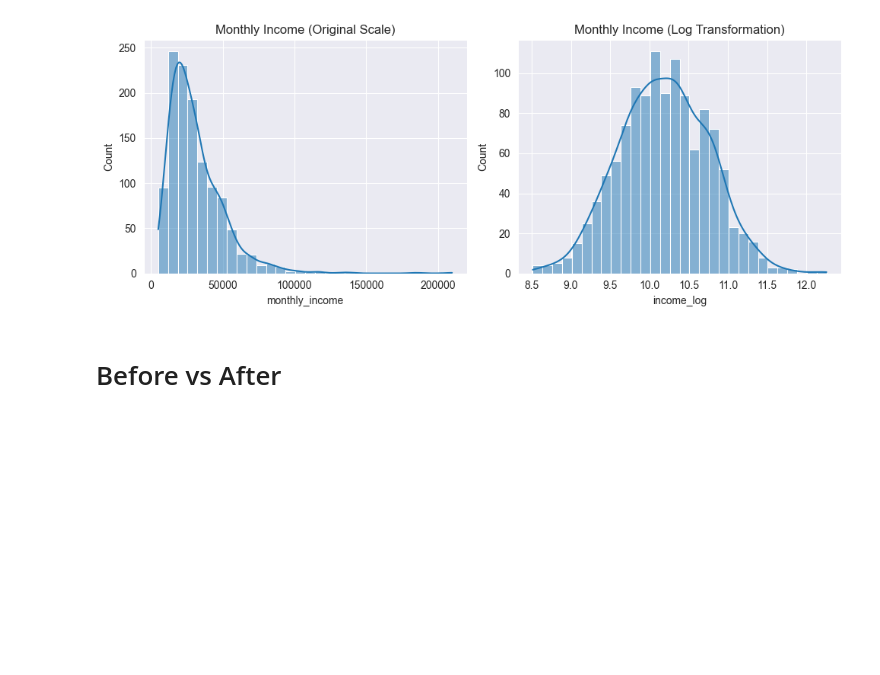
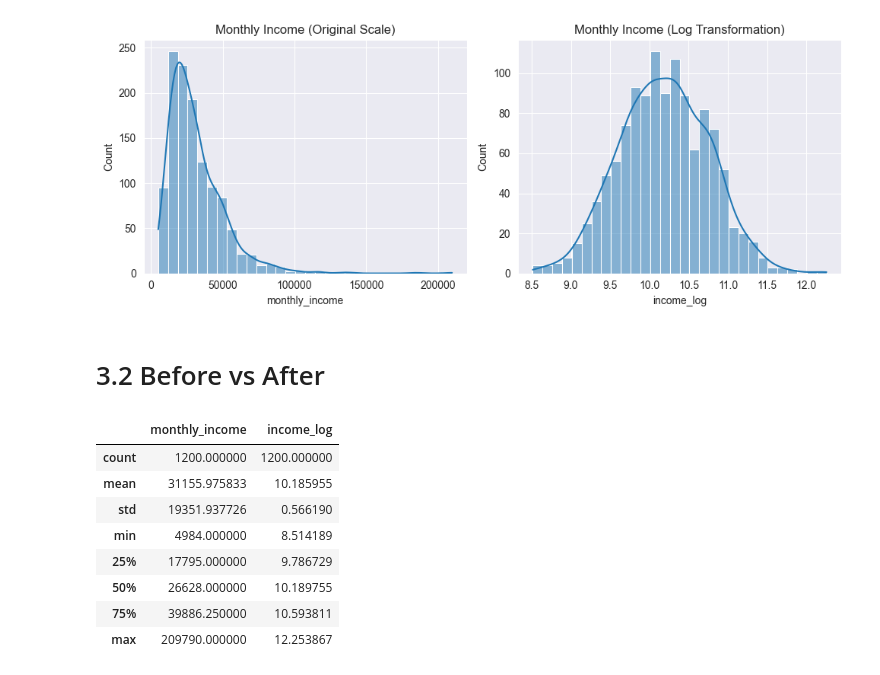
Before and after one commit to MuhaammadUsman/Agentic-AI-Learning-Journey, a Jupyter notebook: module_02_data_science/83_feature_transformations.ipynb, the cells around one changed output. Saved outputs shown, nothing was run; the diff lists cells and outputs as text; code cells hidden in the pictures; blank space fills up the shorter version.

```diff
--- a/module_02_data_science/83_feature_transformations.ipynb
+++ b/module_02_data_science/83_feature_transformations.ipynb
@@ -98,4 +98,16 @@ plt.show()
 # %% [output]
 [figure]
 # %% [markdown]
-# Before vs After
+# 3.2 Before vs After
+# %%
+df[["monthly_income", "income_log"]].describe()
+# %% [output]
+|  | monthly_income | income_log |
+| count | 1200.000000 | 1200.000000 |
+| mean | 31155.975833 | 10.185955 |
+| std | 19351.937726 | 0.566190 |
+| min | 4984.000000 | 8.514189 |
+| 25% | 17795.000000 | 9.786729 |
+| 50% | 26628.000000 | 10.189755 |
+| 75% | 39886.250000 | 10.593811 |
+| max | 209790.000000 | 12.253867 |
```
Also changed, not shown: parts of 10 cells of this notebook.
